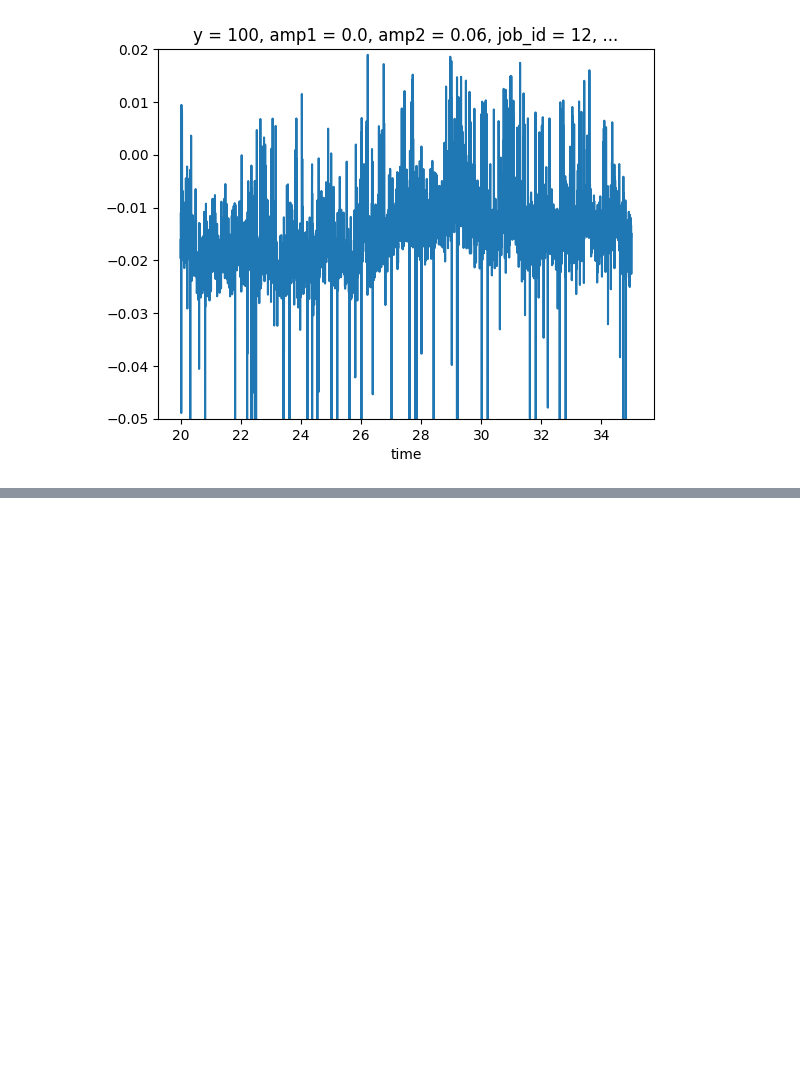
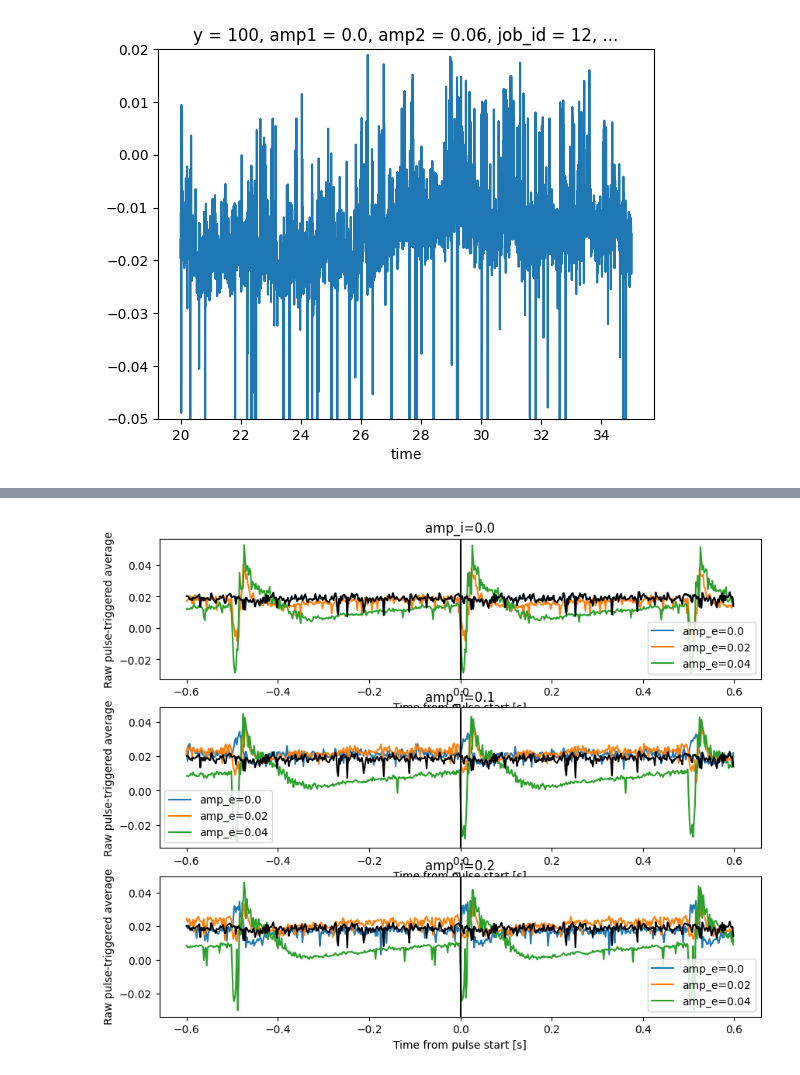
Before and after one commit to niknovikov19/A1-OUinp, a Jupyter notebook: dev_scratch/misc.ipynb, the cells around one changed output, grey strips where cells are left out. Cells and saved outputs as stored; diff of their text form; code cells hidden in the pictures; blank space fills up the shorter version.

```diff
--- a/dev_scratch/misc.ipynb
+++ b/dev_scratch/misc.ipynb
@@ -161,0 +255,14 @@ plt.ylim(-0.05, 0.02)
+# %%
+plt.figure(figsize=(10, 8))
+for n2 in range(3):
+    plt.subplot(3, 1, n2 + 1)
+    for n1 in range(3):
+        R.isel(amp1=n1, amp2=n2).plot(label=f'amp_e={R.coords["amp1"][n1].item()}')
+    R.isel(amp1=0, amp2=0).plot(color='k')
+    plt.axvline(0, color='k')
+    plt.title(f'amp_i={R.coords["amp2"][n2].item()}')
+    plt.legend()
+    #plt.ylim(0, 0.04)
+    #plt.xlim(-0.2, 0.2)
+# %% [output]
+[figure, added]
```
Also changed, not shown: parts of 5 cells of this notebook, 3 other files.
